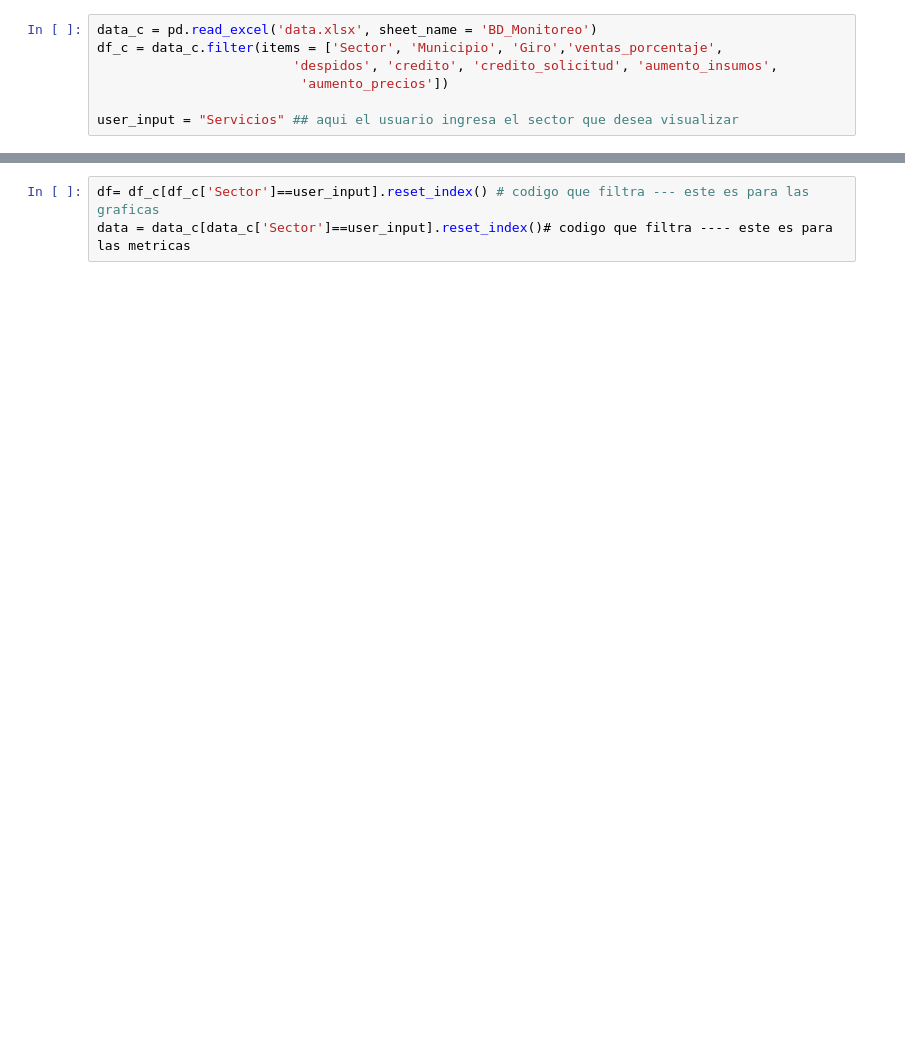
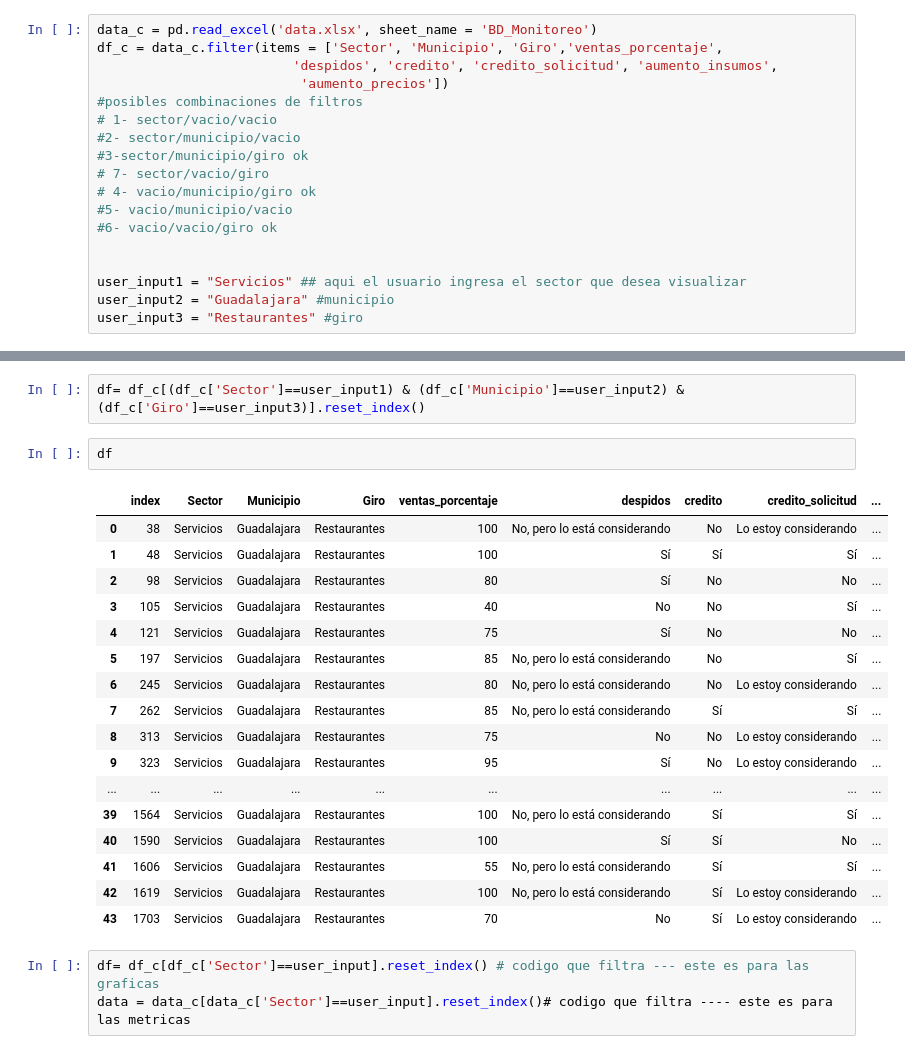
Before and after one commit to CristinaCruzD/Urban_lab_O2020, a Jupyter notebook: PAP-Urbanlab.ipynb, the cells around one changed output, grey strips where cells are left out. Saved outputs shown, nothing was run; the diff lists cells and outputs as text; blank space fills up the shorter version.

Commit message:
nuevos filtros

```diff
--- a/PAP-Urbanlab.ipynb
+++ b/PAP-Urbanlab.ipynb
@@ -10,5 +10,16 @@ data_c = pd.read_excel('data.xlsx', sheet_name = 'BD_Monitoreo')
 df_c = data_c.filter(items = ['Sector', 'Municipio', 'Giro','ventas_porcentaje',
                          'despidos', 'credito', 'credito_solicitud', 'aumento_insumos',
                           'aumento_precios'])
+#posibles combinaciones de filtros
+# 1- sector/vacio/vacio
+#2- sector/municipio/vacio
+#3-sector/municipio/giro ok
+# 7- sector/vacio/giro
+# 4- vacio/municipio/giro ok
+#5- vacio/municipio/vacio
+#6- vacio/vacio/giro ok
 
-user_input = "Servicios" ## aqui el usuario ingresa el sector que desea visualizar
+
+user_input1 = "Servicios" ## aqui el usuario ingresa el sector que desea visualizar
+user_input2 = "Guadalajara" #municipio
+user_input3 = "Restaurantes" #giro
@@ -15,3 +44,25 @@ user_input = "Servicios" ## aqui el usuario ingresa el sector que desea visualiz
+# %%
+df= df_c[(df_c['Sector']==user_input1) & (df_c['Municipio']==user_input2) & (df_c['Giro']==user_input3)].reset_index()
+# %%
+df
+# %% [output]
+|  | index | Sector | Municipio | Giro | ventas_porcentaje | despidos | credito | credito_solicitud | ... |
+| 0 | 38 | Servicios | Guadalajara | Restaurantes | 100 | No, pero lo está considerando | No | Lo estoy considerando | ... |
+| 1 | 48 | Servicios | Guadalajara | Restaurantes | 100 | Sí | Sí | Sí | ... |
+| 2 | 98 | Servicios | Guadalajara | Restaurantes | 80 | Sí | No | No | ... |
+| 3 | 105 | Servicios | Guadalajara | Restaurantes | 40 | No | No | Sí | ... |
+| 4 | 121 | Servicios | Guadalajara | Restaurantes | 75 | Sí | No | No | ... |
+| 5 | 197 | Servicios | Guadalajara | Restaurantes | 85 | No, pero lo está considerando | No | Sí | ... |
+| 6 | 245 | Servicios | Guadalajara | Restaurantes | 80 | No, pero lo está considerando | No | Lo estoy considerando | ... |
+| 7 | 262 | Servicios | Guadalajara | Restaurantes | 85 | No, pero lo está considerando | Sí | Sí | ... |
+| 8 | 313 | Servicios | Guadalajara | Restaurantes | 75 | No | No | Lo estoy considerando | ... |
+| 9 | 323 | Servicios | Guadalajara | Restaurantes | 95 | Sí | No | Lo estoy considerando | ... |
+| ... | ... | ... | ... | ... | ... | ... | ... | ... | ... |
+| 39 | 1564 | Servicios | Guadalajara | Restaurantes | 100 | No, pero lo está considerando | Sí | Sí | ... |
+| 40 | 1590 | Servicios | Guadalajara | Restaurantes | 100 | Sí | Sí | No | ... |
+| 41 | 1606 | Servicios | Guadalajara | Restaurantes | 55 | No, pero lo está considerando | Sí | Sí | ... |
+| 42 | 1619 | Servicios | Guadalajara | Restaurantes | 100 | No, pero lo está considerando | Sí | Lo estoy considerando | ... |
+| 43 | 1703 | Servicios | Guadalajara | Restaurantes | 70 | No | Sí | Lo estoy considerando | ... |
 # %%
 df= df_c[df_c['Sector']==user_input].reset_index() # codigo que filtra --- este es para las graficas
 data = data_c[data_c['Sector']==user_input].reset_index()# codigo que filtra ---- este es para las metricas
```
Also changed, not shown: parts of 3 cells of this notebook.
